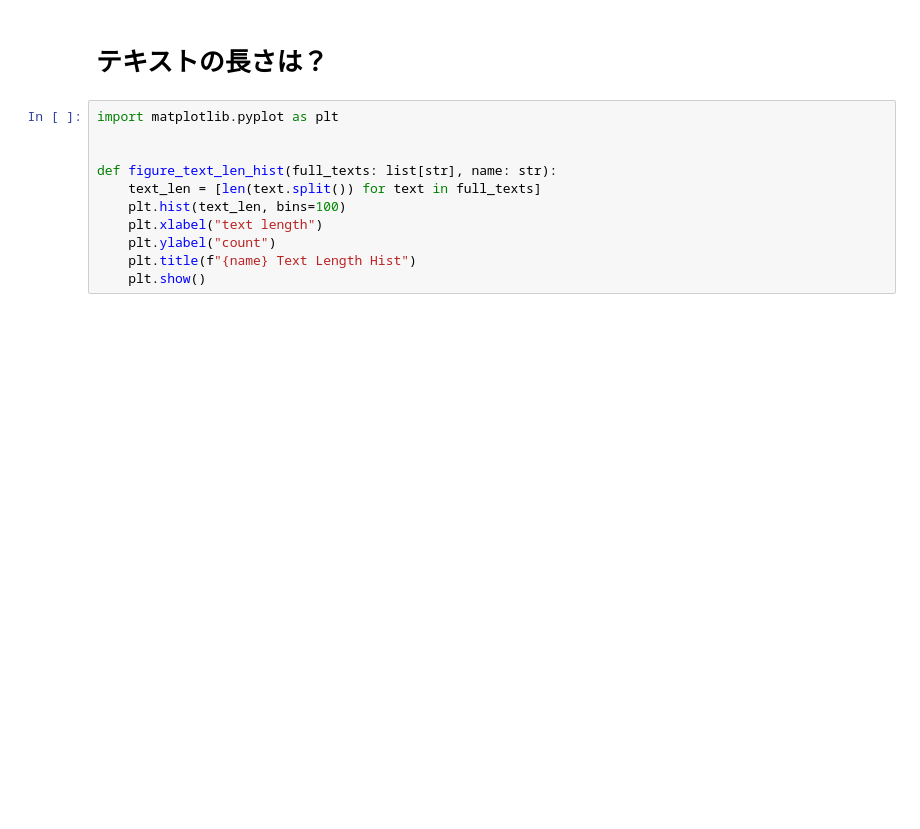
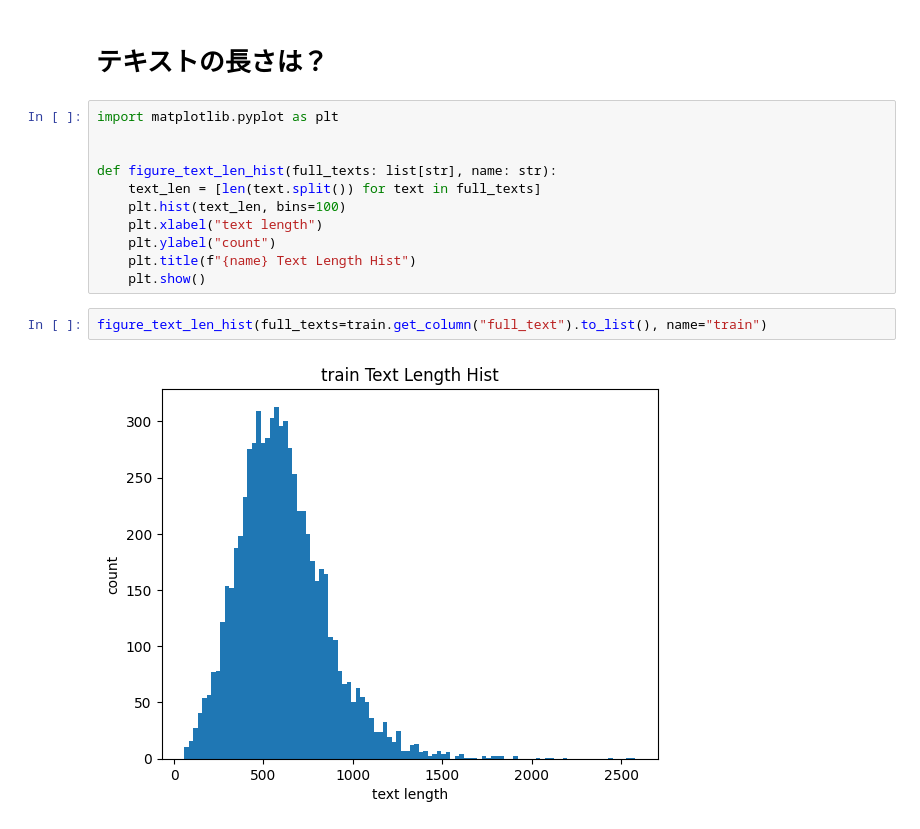
Before and after one commit to sinchir0/pll_data_detection, a Jupyter notebook: eda/eda_external_pii_dataset.ipynb, the cells around one changed output. Drawn from its saved outputs; the diff is of its cells as text; blank space fills up the shorter version.

```diff
--- a/eda/eda_external_pii_dataset.ipynb
+++ b/eda/eda_external_pii_dataset.ipynb
@@ -205,4 +213,8 @@ def figure_text_len_hist(full_texts: list[str], name: str):
     plt.ylabel("count")
     plt.title(f"{name} Text Length Hist")
     plt.show()
+# %%
+figure_text_len_hist(full_texts=train.get_column("full_text").to_list(), name="train")
+# %% [output]
+[figure, added]
 # %%
```
Also changed, not shown: parts of 5 cells of this notebook, 4 other files.
